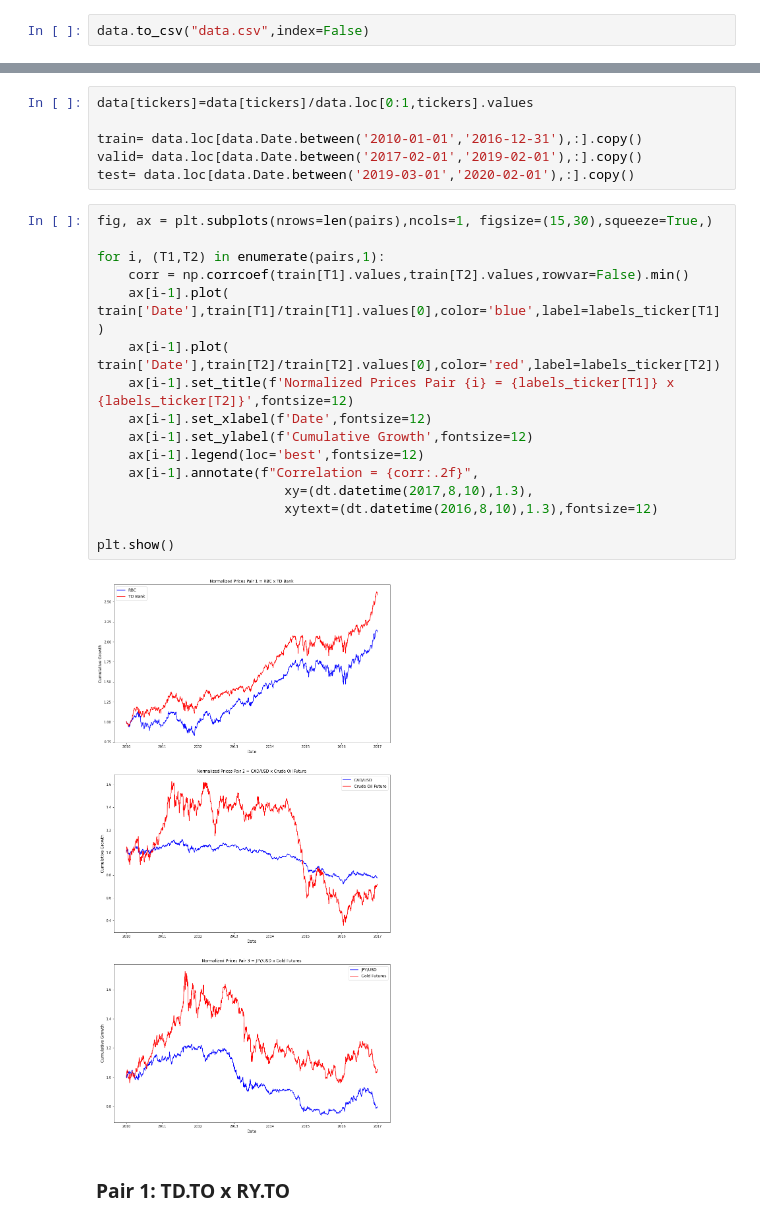
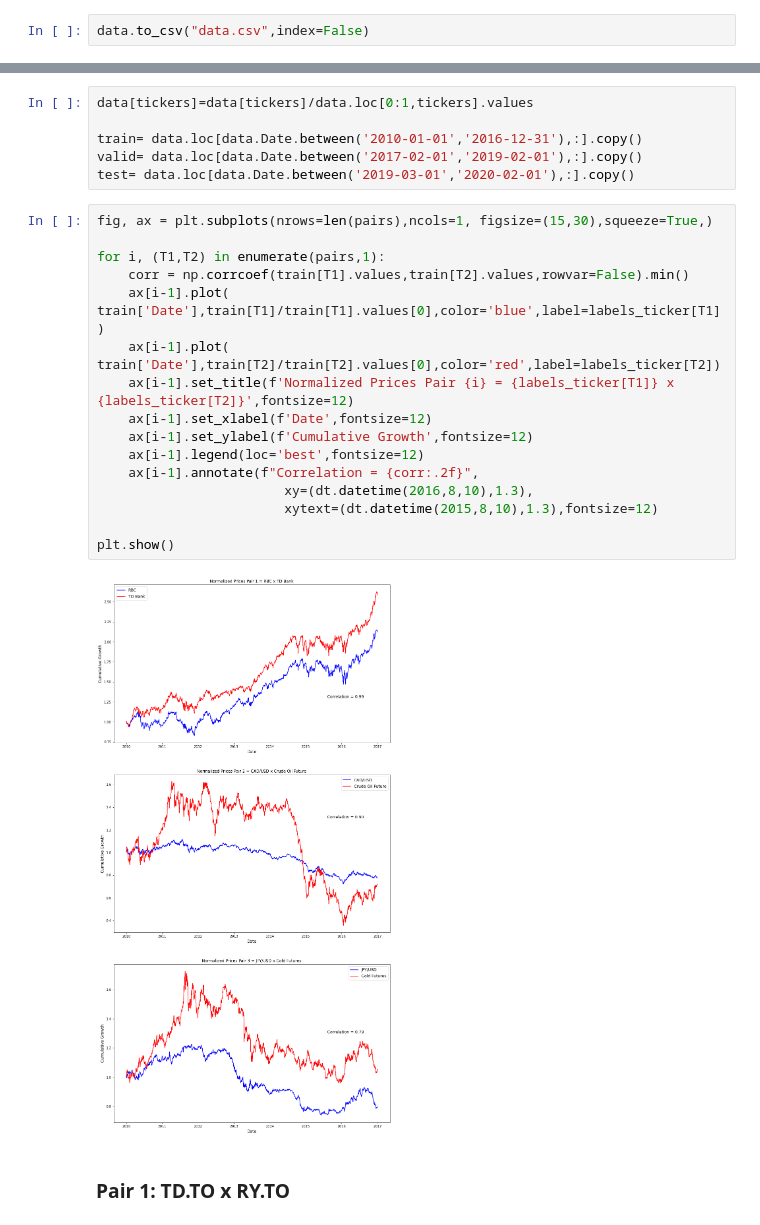
Before and after one commit to alexyspereira/Pairs_Trading, a Jupyter notebook: CQF_PairsTrading.ipynb, the cells around one changed output, grey strips where cells are left out. Saved outputs shown, nothing was run; the diff lists cells and outputs as text.

```diff
--- a/CQF_PairsTrading.ipynb
+++ b/CQF_PairsTrading.ipynb
@@ -103,27 +122,27 @@ data.head()
-# %%
-data[tickers]=data[tickers]/data.loc[0:1,tickers].values
-
-train= data.loc[data.Date.between('2010-01-01','2016-12-31'),:].copy()
-valid= data.loc[data.Date.between('2017-02-01','2019-02-01'),:].copy()
-test= data.loc[data.Date.between('2019-03-01','2020-02-01'),:].copy()
+# %%
+data[tickers]=data[tickers]/data.loc[0:1,tickers].values
+
+train= data.loc[data.Date.between('2010-01-01','2016-12-31'),:].copy()
+valid= data.loc[data.Date.between('2017-02-01','2019-02-01'),:].copy()
+test= data.loc[data.Date.between('2019-03-01','2020-02-01'),:].copy()
 # %%
 fig, ax = plt.subplots(nrows=len(pairs),ncols=1, figsize=(15,30),squeeze=True,)
 
 for i, (T1,T2) in enumerate(pairs,1):
     corr = np.corrcoef(train[T1].values,train[T2].values,rowvar=False).min()
     ax[i-1].plot( train['Date'],train[T1]/train[T1].values[0],color='blue',label=labels_ticker[T1])
     ax[i-1].plot( train['Date'],train[T2]/train[T2].values[0],color='red',label=labels_ticker[T2])
     ax[i-1].set_title(f'Normalized Prices Pair {i} = {labels_ticker[T1]} x {labels_ticker[T2]}',fontsize=12)
     ax[i-1].set_xlabel(f'Date',fontsize=12)
     ax[i-1].set_ylabel(f'Cumulative Growth',fontsize=12)
     ax[i-1].legend(loc='best',fontsize=12)
     ax[i-1].annotate(f"Correlation = {corr:.2f}",
-                        xy=(dt.datetime(2017,8,10),1.3),
-                        xytext=(dt.datetime(2016,8,10),1.3),fontsize=12)
+                        xy=(dt.datetime(2016,8,10),1.3),
+                        xytext=(dt.datetime(2015,8,10),1.3),fontsize=12)
 
 plt.show()
 # %% [output]
-[figure, old version]
+[figure, new version]
 # %% [markdown]
 ### Pair 1: TD.TO x RY.TO
 # %% [markdown]
```
Also changed, not shown: parts of 49 cells of this notebook.
